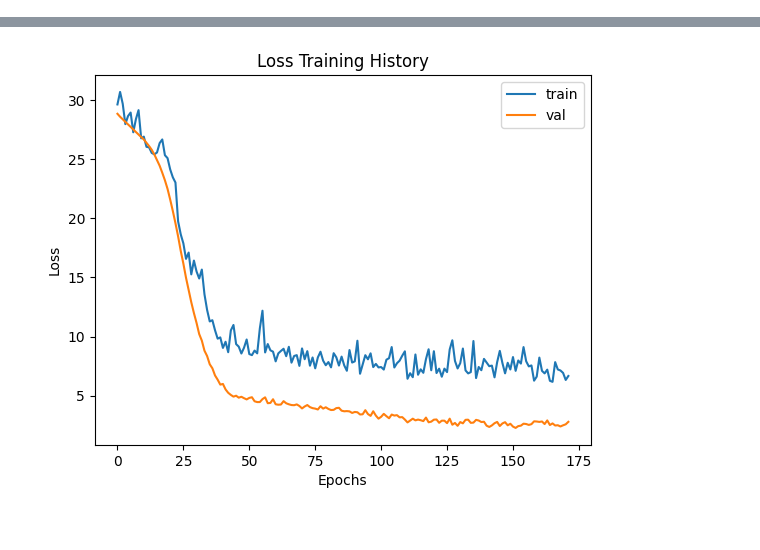
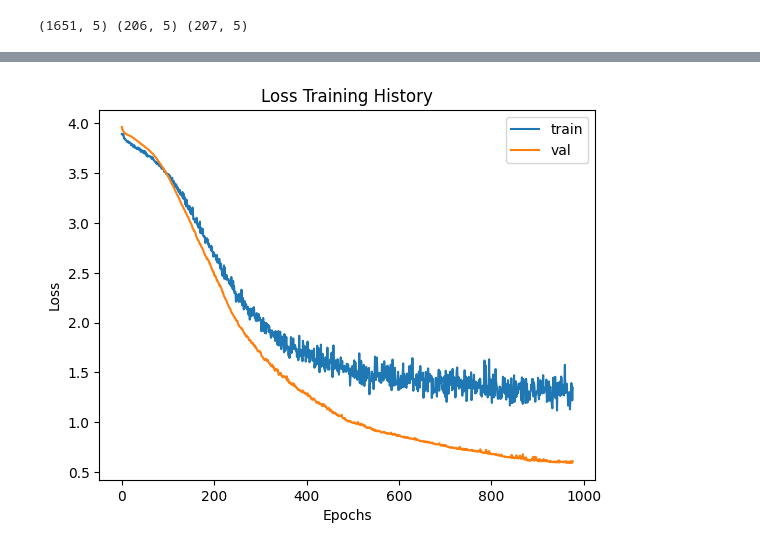
Before and after one commit to mackinn0n/QUANTT, a Jupyter notebook: neural_network.ipynb, the cells around one changed output, grey strips where cells are left out. Drawn from its saved outputs; the diff is of its cells as text; code cells hidden in the pictures.

```diff
--- a/neural_network.ipynb
+++ b/neural_network.ipynb
@@ -11,31 +11,36 @@ from scipy.stats import gamma, kstest
 # %%
 df = pd.read_csv("modified_QUANTT_dataset.csv")
+# %%
+df = df[df["Average Value"] < 20]
 # %%
-data = df[['Stock price','Strike price','T','Risk-Free Rate','Volatility']]
+data = df[['Stock price','Strike price','T','Risk-Free Rate','Historical Volatility']]
 targets = df['Average Value']
 # %%
 X_train, X_test, y_train, y_test  = train_test_split(data, targets, test_size=0.2, shuffle=True)
-X_train, X_val, y_train, y_val = train_test_split(X_train, y_train, test_size=0.5, shuffle=True)
+X_test, X_val, y_test, y_val = train_test_split(X_test, y_test, test_size=0.5, shuffle=True)
+# %%
+print(X_train.shape, X_test.shape, X_val.shape)
+# %% [output]
+(1651, 5) (206, 5) (207, 5)
 # %%
-
 input1 = Input(shape=(X_train.shape[1],), name='input')
 normalized_input = BatchNormalization()(input1)
 
-ann_layer1 = Dense(16, activation='relu')(normalized_input)
+ann_layer1 = Dense(32, activation='relu')(normalized_input)
 dropout = Dropout(0.1)(ann_layer1)
-ann_layer2 = Dense(16, activation='relu')(dropout)
+ann_layer2 = Dense(32, activation='relu')(dropout)
 dropout2 = Dropout(0.1)(ann_layer2)
 
 output_layer = Dense(1, activation='relu')(dropout2)
 
 model = tf.keras.Model(inputs=input1, outputs=output_layer)
 
-optimizer = tf.keras.optimizers.Adam(learning_rate=0.001, clipvalue=1.0)
-model.compile(optimizer=optimizer, loss="MAE", metrics=[])
+optimizer = tf.keras.optimizers.Adam(learning_rate=0.0001, clipvalue=1.0)
+model.compile(optimizer=optimizer, loss="MSE", metrics=["MAE"])
 
-early_stopping = EarlyStopping(monitor='val_loss', patience=20, restore_best_weights=True, min_delta=0.01, start_from_epoch=100)
+early_stopping = EarlyStopping(monitor='val_MSE', patience=20, restore_best_weights=True, min_delta=0.01, start_from_epoch=100)
 
-history = model.fit(X_train, y_train, epochs=10000, batch_size=64, verbose=1, validation_data=(X_val, y_val), callbacks=[early_stopping])
+history = model.fit(X_train, y_train, epochs=10000, batch_size=64, verbose=1, validation_data=(X_val, y_val), callbacks=[early_stopping], shuffle=True)
 
 plt.plot(history.history['loss'], label='train')
 plt.plot(history.history['val_loss'], label='val')
@@ -65,4 +70,4 @@ Epoch 172/10000
-[figure, old version]
+[figure, new version]
 # %%
 import matplotlib.pyplot as plt
 
```
Also changed, not shown: parts of 7 cells of this notebook, 4 other files.
